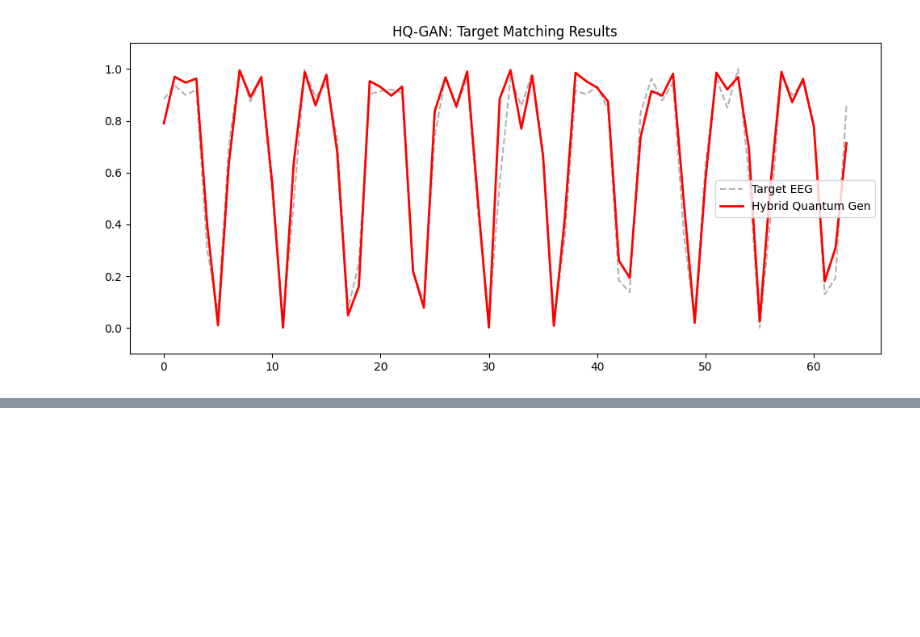
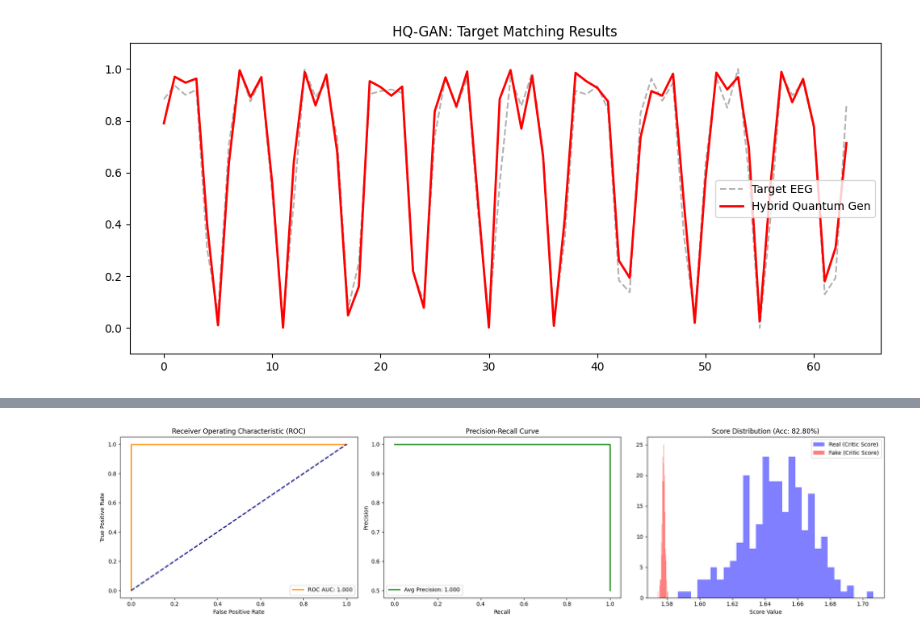
Before and after one commit to sourishdey2005/QGAN-for-Synthetic-EEG-Generation, a Jupyter notebook: QGAN_for_Synthetic_EEG_Generation.ipynb, the cells around one changed output, grey strips where cells are left out. Cells and saved outputs as stored; diff of their text form; code cells hidden in the pictures; blank space fills up the shorter version.

```diff
--- a/QGAN_for_Synthetic_EEG_Generation.ipynb
+++ b/QGAN_for_Synthetic_EEG_Generation.ipynb
@@ -857,0 +1094,66 @@ Epoch 150 | Critic Loss: 0.0179 | Gen Loss: 0.0602
+# %%
+from sklearn.metrics import roc_curve, auc, accuracy_score, precision_recall_curve, average_precision_score
+
+def evaluate_gan(gen, critic, real_eeg, n_qubits, num_test_samples=250):
+    gen.eval()
+    critic.eval()
+
+    with torch.no_grad():
+        # 1. Generate Fake Data and Fetch Real Data
+        z = torch.randn(num_test_samples, n_qubits)
+        fake_data = gen(z)
+        real_data = real_eeg[np.random.randint(0, len(real_eeg), num_test_samples)]
+
+        # 2. Get Critic Scores (Raw Wasserstein Distances)
+        scores_real = critic(real_data).numpy().flatten()
+        scores_fake = critic(fake_data).numpy().flatten()
+
+        # 3. Prepare Labels and Combined Scores
+        y_true = np.concatenate([np.ones(num_test_samples), np.zeros(num_test_samples)])
+        y_scores_raw = np.concatenate([scores_real, scores_fake])
+
+        # Normalize scores to [0, 1] for probability-based metrics (ROC/PR)
+        y_scores_norm = (y_scores_raw - y_scores_raw.min()) / (y_scores_raw.max() - y_scores_raw.min())
+
+        # 4. Calculate Metrics
+        fpr, tpr, _ = roc_curve(y_true, y_scores_norm)
+        roc_auc = auc(fpr, tpr)
+
+        precision, recall, _ = precision_recall_curve(y_true, y_scores_norm)
+        avg_precision = average_precision_score(y_true, y_scores_norm)
+
+        # Accuracy at 0.5 threshold of normalized scores
+        accuracy = accuracy_score(y_true, (y_scores_norm > 0.5).astype(int))
+
+    # --- PLOTTING ALL EVALUATION CURVES ---
+    fig, ax = plt.subplots(1, 3, figsize=(20, 5))
+
+    # ROC Curve
+    ax[0].plot(fpr, tpr, color='darkorange', lw=2, label=f'ROC AUC: {roc_auc:.3f}')
+    ax[0].plot([0, 1], [0, 1], color='navy', lw=2, linestyle='--')
+    ax[0].set_title('Receiver Operating Characteristic (ROC)')
+    ax[0].set_xlabel('False Positive Rate')
+    ax[0].set_ylabel('True Positive Rate')
+    ax[0].legend(loc="lower right")
+
+    # Precision-Recall Curve
+    ax[1].plot(recall, precision, color='green', lw=2, label=f'Avg Precision: {avg_precision:.3f}')
+    ax[1].set_title('Precision-Recall Curve')
+    ax[1].set_xlabel('Recall')
+    ax[1].set_ylabel('Precision')
+    ax[1].legend(loc="lower left")
+
+    # Score Distributions (The "Plateau" Check)
+    ax[2].hist(scores_real, bins=30, alpha=0.5, label='Real (Critic Score)', color='blue')
+    ax[2].hist(scores_fake, bins=30, alpha=0.5, label='Fake (Critic Score)', color='red')
+    ax[2].set_title(f'Score Distribution (Acc: {accuracy:.2%})')
+    ax[2].set_xlabel('Score Value')
+    ax[2].legend()
+
+    plt.tight_layout()
+    plt.show()
+
+# To run this after your training loop:
+evaluate_gan(gen, critic, real_eeg, n_qubits)
+# %% [output]
+[figure, added]
```
Also changed, not shown: parts of 2 cells of this notebook.
